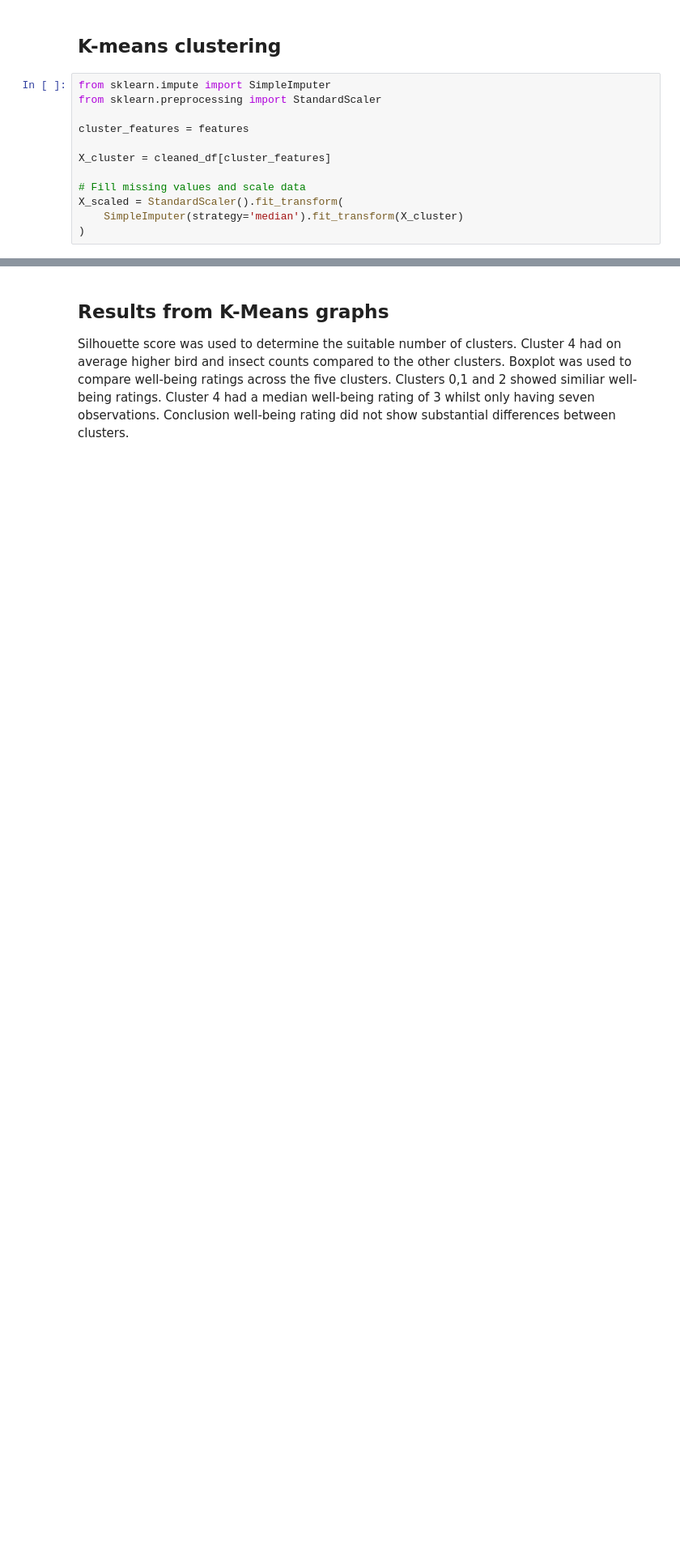
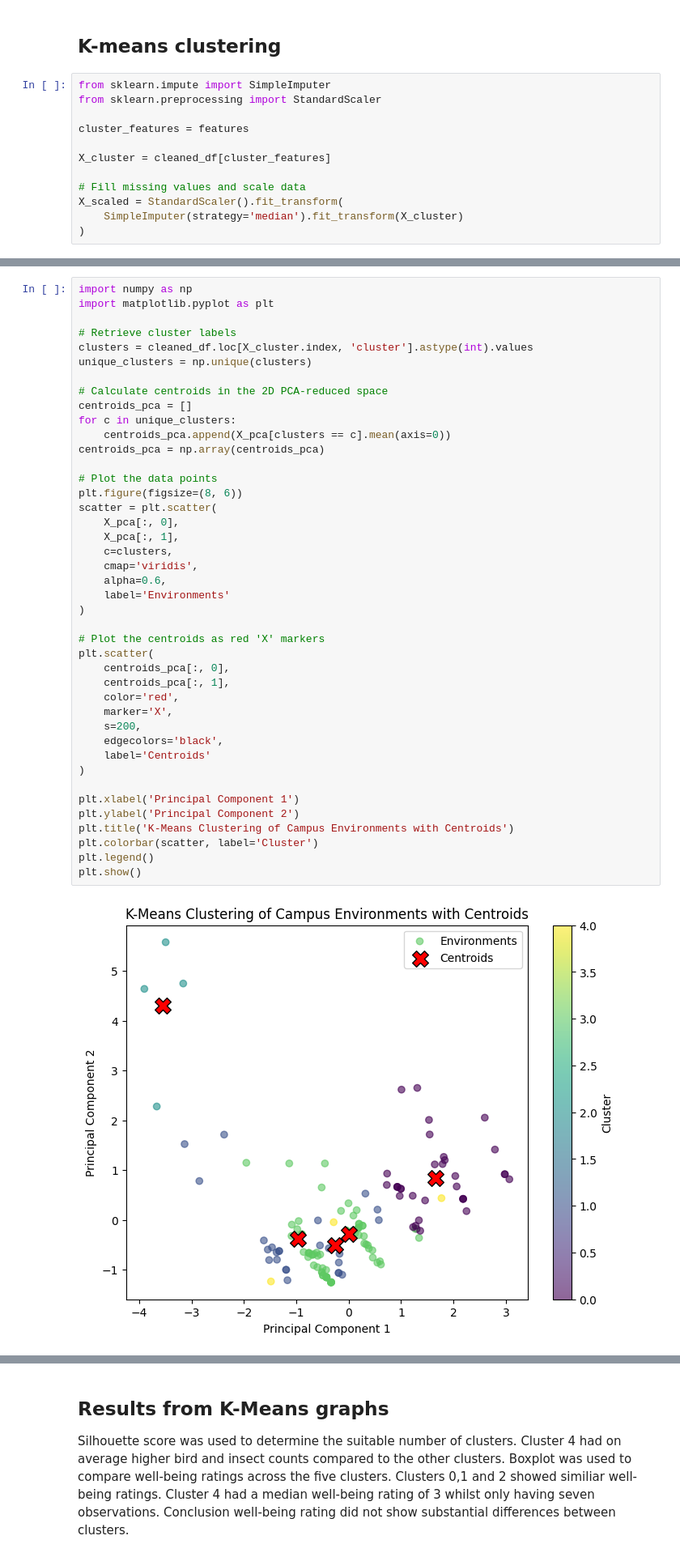
Before and after one commit to OisinStapleton/ml-campus_data-project-colab, a Jupyter notebook: MiniProjectOS.ipynb, the cells around one changed output, grey strips where cells are left out. Shown at 81% size. Drawn from its saved outputs; the diff is of its cells as text; blank space fills up the shorter version.

```diff
--- a/MiniProjectOS.ipynb
+++ b/MiniProjectOS.ipynb
@@ -971,3 +1043,47 @@ plt.show()
+# %%
+import numpy as np
+import matplotlib.pyplot as plt
+
+# Retrieve cluster labels
+clusters = cleaned_df.loc[X_cluster.index, 'cluster'].astype(int).values
+unique_clusters = np.unique(clusters)
+
+# Calculate centroids in the 2D PCA-reduced space
+centroids_pca = []
+for c in unique_clusters:
+    centroids_pca.append(X_pca[clusters == c].mean(axis=0))
+centroids_pca = np.array(centroids_pca)
+
+# Plot the data points
+plt.figure(figsize=(8, 6))
+scatter = plt.scatter(
+    X_pca[:, 0],
+    X_pca[:, 1],
+    c=clusters,
+    cmap='viridis',
+    alpha=0.6,
+    label='Environments'
+)
+
+# Plot the centroids as red 'X' markers
+plt.scatter(
+    centroids_pca[:, 0],
+    centroids_pca[:, 1],
+    color='red',
+    marker='X',
+    s=200,
+    edgecolors='black',
+    label='Centroids'
+)
+
+plt.xlabel('Principal Component 1')
+plt.ylabel('Principal Component 2')
+plt.title('K-Means Clustering of Campus Environments with Centroids')
+plt.colorbar(scatter, label='Cluster')
+plt.legend()
+plt.show()
+# %% [output]
+[figure, added]
 # %%
 import seaborn as sns
 
```
Also changed, not shown: parts of 49 cells of this notebook.
